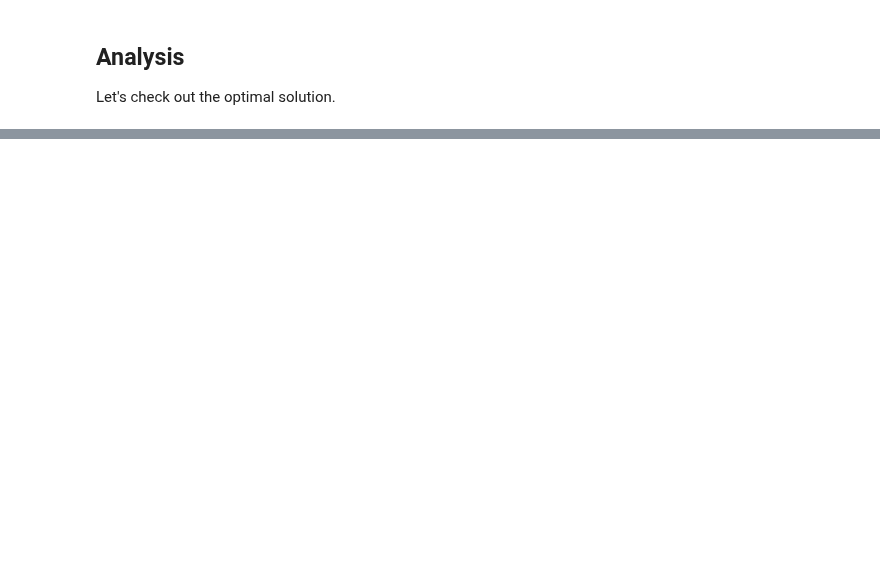
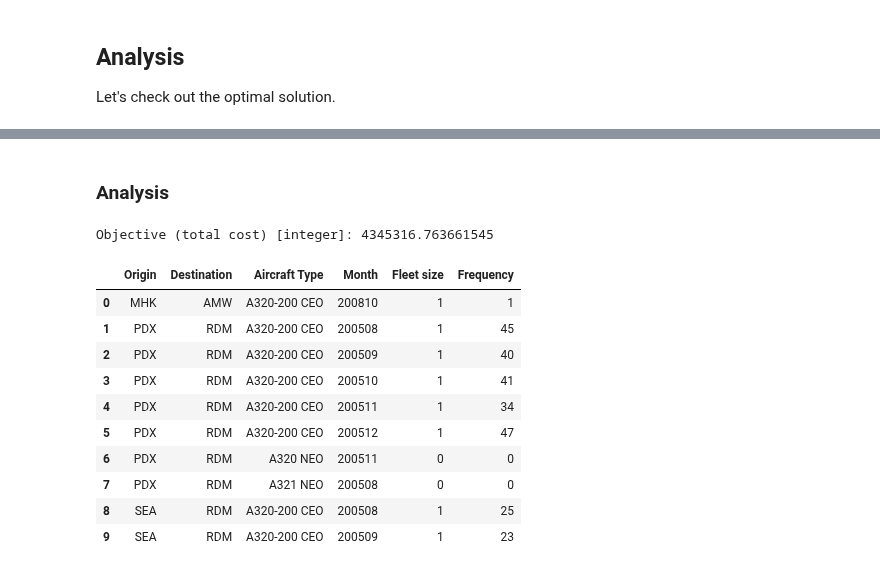
Before and after one commit to TUDelft-MUDE/book, a Jupyter notebook: book/optimization/airlines_stripped.ipynb, the cells around one changed output, grey strips where cells are left out. Cells and saved outputs as stored; diff of their text form; code cells hidden in the pictures; blank space fills up the shorter version.

```diff
--- a/book/optimization/airlines_stripped.ipynb
+++ b/book/optimization/airlines_stripped.ipynb
@@ -188,0 +209,4 @@ We need the following sets to model this problem:
+# %%
+m.I = Set(initialize=I)
+m.J = Set(initialize=J)
+m.M = Set(initialize=M)
@@ -345,3 +361,3 @@ Discarded solution information
 # %%
-# optimize the modified model
-model.optimize()
+m_int.frequency  = Var(m_int.I, m_int.J, m_int.M, domain=NonNegativeIntegers)
+m_int.fleet_size = Var(m_int.I, m_int.J, m_int.M, domain=NonNegativeIntegers)
@@ -404,0 +366,8 @@ Now fleet size and frequencies make more sense. If you still haven't figured out
+# %%
+def total_cost_rule_int(m):
+    lease_cost = sum(m.fleet_size[i, j, k] * m.lease[j] for i in m.I for j in m.J for k in m.M)
+    oper_cost  = sum(m.frequency[i, j, k]  * m.opc[j]   * (m.distance[i] / S)
+                     for i in m.I for j in m.J for k in m.M)
+    return lease_cost + oper_cost
+
+m_int.obj = Objective(rule=total_cost_rule_int, sense=minimize)
@@ -404,0 +376,8 @@ Now fleet size and frequencies make more sense. If you still haven't figured out
+# %%
+def demand_satisfaction_rule_int(m, i, k):
+    return sum(m.frequency[i, j, k] * m.cap[j] for j in m.J) >= m.demand[i, k]
+m_int.demand_satisfaction = Constraint(m_int.I, m_int.M, rule=demand_satisfaction_rule_int)
+
+def utilization_rule_int(m, i, j, k):
+    return m.frequency[i, j, k] * (m.distance[i] / S) <= m.fleet_size[i, j, k] * H * N
+m_int.frequency_utilization = Constraint(m_int.I, m_int.J, m_int.M, rule=utilization_rule_int)
@@ -404,0 +399,35 @@ Now fleet size and frequencies make more sense. If you still haven't figured out
+# %% [markdown]
+### Analysis
+# %%
+rows_int = []
+for i in I:
+    for j in J:
+        for k in M:
+            x_val = m_int.frequency[i, j, k].value or 0
+            y_val = m_int.fleet_size[i, j, k].value or 0
+            if abs(x_val) > 0 or abs(y_val) > 0:
+                rows_int.append({
+                    "Origin":        routes[i][0],
+                    "Destination":   routes[i][1],
+                    "Aircraft Type": aircraft_type[j],
+                    "Month":         months[k],
+                    "Fleet size":    int(y_val),
+                    "Frequency":     int(x_val)
+                })
+
+results_integer = pd.DataFrame(rows_int)
+print("Objective (total cost) [integer]:", float(m_int.obj()))
+results_integer.head(10)
+# %% [output]
+Objective (total cost) [integer]: 4345316.763661545
+|  | Origin | Destination | Aircraft Type | Month | Fleet size | Frequency |
+| 0 | MHK | AMW | A320-200 CEO | 200810 | 1 | 1 |
+| 1 | PDX | RDM | A320-200 CEO | 200508 | 1 | 45 |
+| 2 | PDX | RDM | A320-200 CEO | 200509 | 1 | 40 |
+| 3 | PDX | RDM | A320-200 CEO | 200510 | 1 | 41 |
+| 4 | PDX | RDM | A320-200 CEO | 200511 | 1 | 34 |
+| 5 | PDX | RDM | A320-200 CEO | 200512 | 1 | 47 |
+| 6 | PDX | RDM | A320 NEO | 200511 | 0 | 0 |
+| 7 | PDX | RDM | A321 NEO | 200508 | 0 | 0 |
+| 8 | SEA | RDM | A320-200 CEO | 200508 | 1 | 25 |
+| 9 | SEA | RDM | A320-200 CEO | 200509 | 1 | 23 |
```
Also changed, not shown: parts of 42 cells of this notebook, 4 other files.
